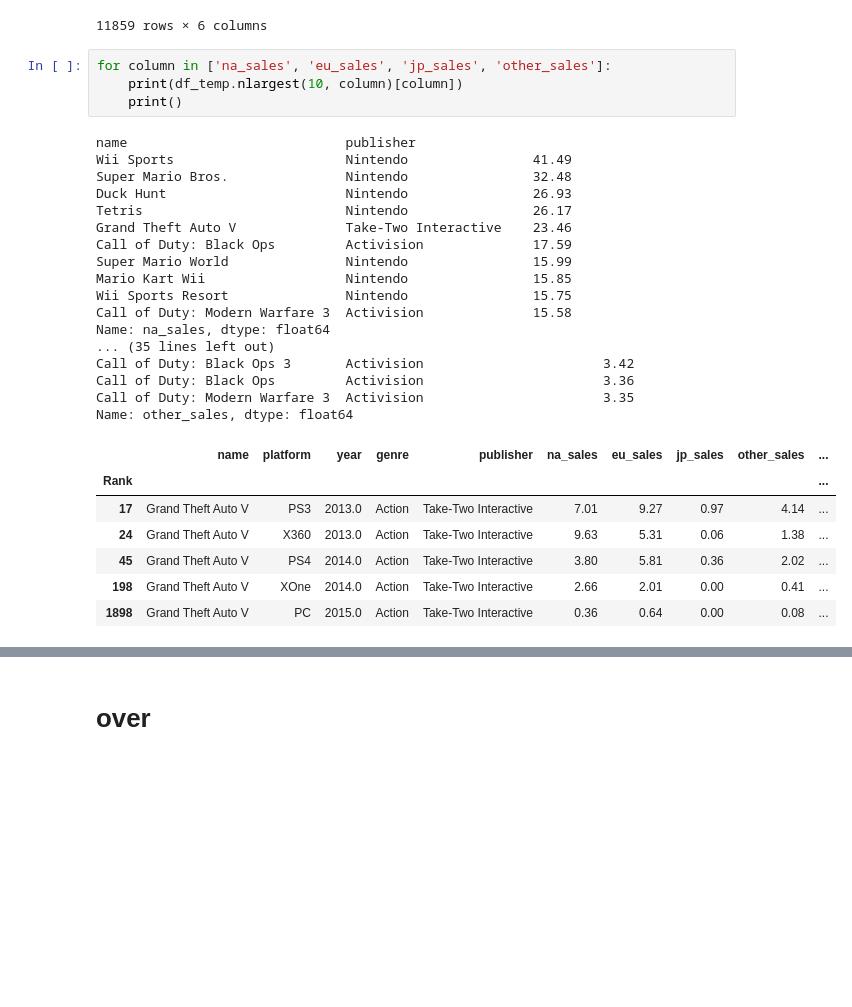
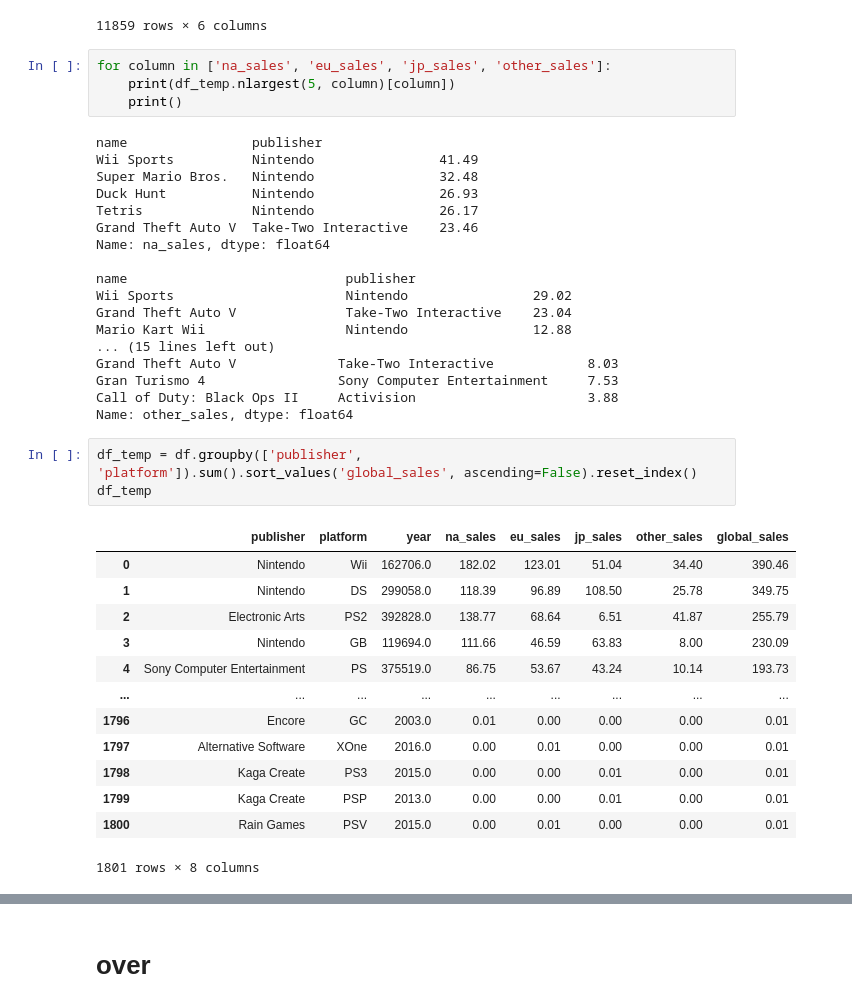
Before and after one commit to 3kleo/Video-Game-Sales-Analysis, a Jupyter notebook: notebook.ipynb, the cells around one changed output, grey strips where cells are left out. Saved outputs shown, nothing was run; the diff lists cells and outputs as text; blank space fills up the shorter version.

```diff
--- a/notebook.ipynb
+++ b/notebook.ipynb
@@ -339,32 +467,40 @@ df_temp
 11859 rows × 6 columns
 # %%
 for column in ['na_sales', 'eu_sales', 'jp_sales', 'other_sales']:
-    print(df_temp.nlargest(10, column)[column])
+    print(df_temp.nlargest(5, column)[column])
     print()
 # %% [output]
+name                publisher
+Wii Sports          Nintendo                41.49
+Super Mario Bros.   Nintendo                32.48
+Duck Hunt           Nintendo                26.93
+Tetris              Nintendo                26.17
+Grand Theft Auto V  Take-Two Interactive    23.46
+Name: na_sales, dtype: float64
+
 name                            publisher
-Wii Sports                      Nintendo                41.49
-Super Mario Bros.               Nintendo                32.48
-Duck Hunt                       Nintendo                26.93
-Tetris                          Nintendo                26.17
-Grand Theft Auto V              Take-Two Interactive    23.46
-Call of Duty: Black Ops         Activision              17.59
-Super Mario World               Nintendo                15.99
-Mario Kart Wii                  Nintendo                15.85
-Wii Sports Resort               Nintendo                15.75
-Call of Duty: Modern Warfare 3  Activision              15.58
-Name: na_sales, dtype: float64
-... (35 lines left out)
-Call of Duty: Black Ops 3       Activision                       3.42
-Call of Duty: Black Ops         Activision                       3.36
-Call of Duty: Modern Warfare 3  Activision                       3.35
+Wii Sports                      Nintendo                29.02
+Grand Theft Auto V              Take-Two Interactive    23.04
+Mario Kart Wii                  Nintendo                12.88
+... (15 lines left out)
+Grand Theft Auto V             Take-Two Interactive            8.03
+Gran Turismo 4                 Sony Computer Entertainment     7.53
+Call of Duty: Black Ops II     Activision                      3.88
 Name: other_sales, dtype: float64
 # %%
+df_temp = df.groupby(['publisher', 'platform']).sum().sort_values('global_sales', ascending=False).reset_index()
+df_temp
 # %% [output]
-|  | name | platform | year | genre | publisher | na_sales | eu_sales | jp_sales | other_sales | ... |
-| Rank |  |  |  |  |  |  |  |  |  | ... |
-| 17 | Grand Theft Auto V | PS3 | 2013.0 | Action | Take-Two Interactive | 7.01 | 9.27 | 0.97 | 4.14 | ... |
-| 24 | Grand Theft Auto V | X360 | 2013.0 | Action | Take-Two Interactive | 9.63 | 5.31 | 0.06 | 1.38 | ... |
-| 45 | Grand Theft Auto V | PS4 | 2014.0 | Action | Take-Two Interactive | 3.80 | 5.81 | 0.36 | 2.02 | ... |
-| 198 | Grand Theft Auto V | XOne | 2014.0 | Action | Take-Two Interactive | 2.66 | 2.01 | 0.00 | 0.41 | ... |
-| 1898 | Grand Theft Auto V | PC | 2015.0 | Action | Take-Two Interactive | 0.36 | 0.64 | 0.00 | 0.08 | ... |
+|  | publisher | platform | year | na_sales | eu_sales | jp_sales | other_sales | global_sales |
+| 0 | Nintendo | Wii | 162706.0 | 182.02 | 123.01 | 51.04 | 34.40 | 390.46 |
+| 1 | Nintendo | DS | 299058.0 | 118.39 | 96.89 | 108.50 | 25.78 | 349.75 |
+| 2 | Electronic Arts | PS2 | 392828.0 | 138.77 | 68.64 | 6.51 | 41.87 | 255.79 |
+| 3 | Nintendo | GB | 119694.0 | 111.66 | 46.59 | 63.83 | 8.00 | 230.09 |
+| 4 | Sony Computer Entertainment | PS | 375519.0 | 86.75 | 53.67 | 43.24 | 10.14 | 193.73 |
+| ... | ... | ... | ... | ... | ... | ... | ... | ... |
+| 1796 | Encore | GC | 2003.0 | 0.01 | 0.00 | 0.00 | 0.00 | 0.01 |
+| 1797 | Alternative Software | XOne | 2016.0 | 0.00 | 0.01 | 0.00 | 0.00 | 0.01 |
+| 1798 | Kaga Create | PS3 | 2015.0 | 0.00 | 0.00 | 0.01 | 0.00 | 0.01 |
+| 1799 | Kaga Create | PSP | 2013.0 | 0.00 | 0.00 | 0.01 | 0.00 | 0.01 |
+| 1800 | Rain Games | PSV | 2015.0 | 0.00 | 0.01 | 0.00 | 0.00 | 0.01 |
+1801 rows × 8 columns
```
Also changed, not shown: parts of 23 cells of this notebook.
